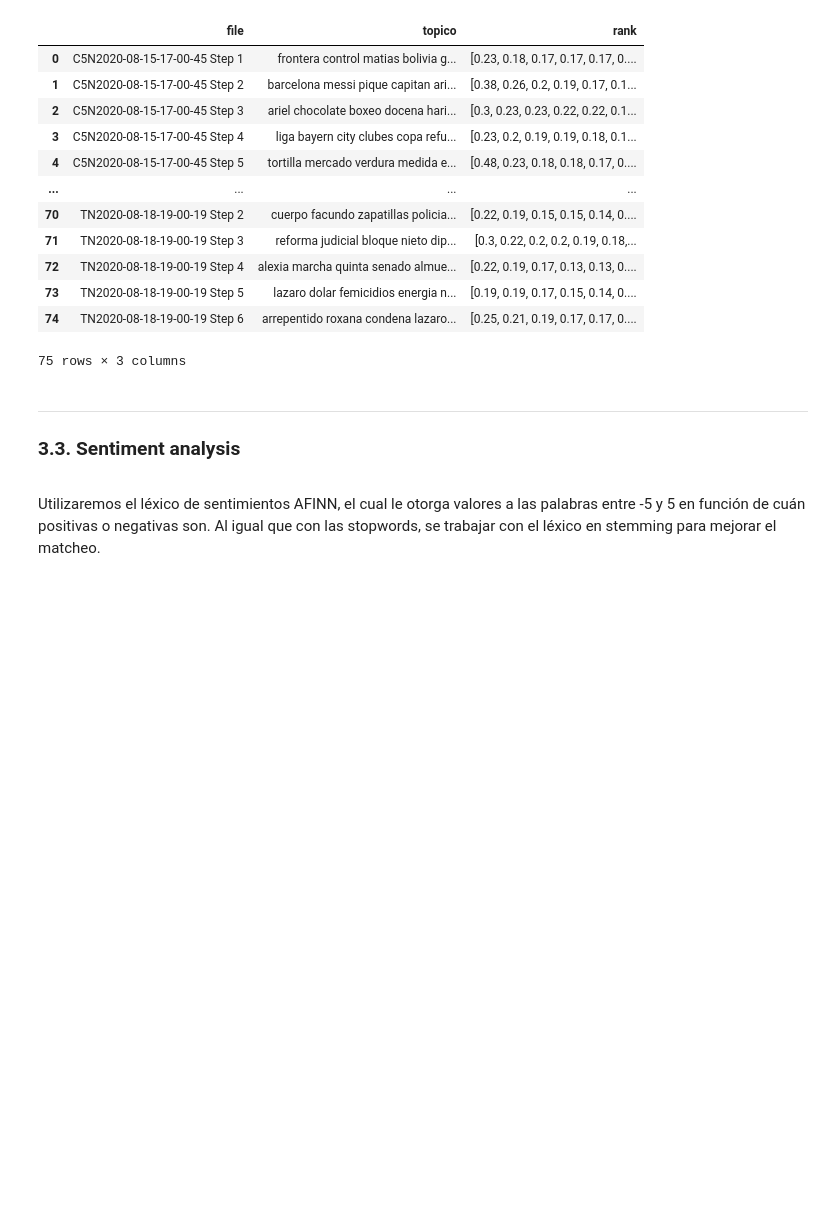
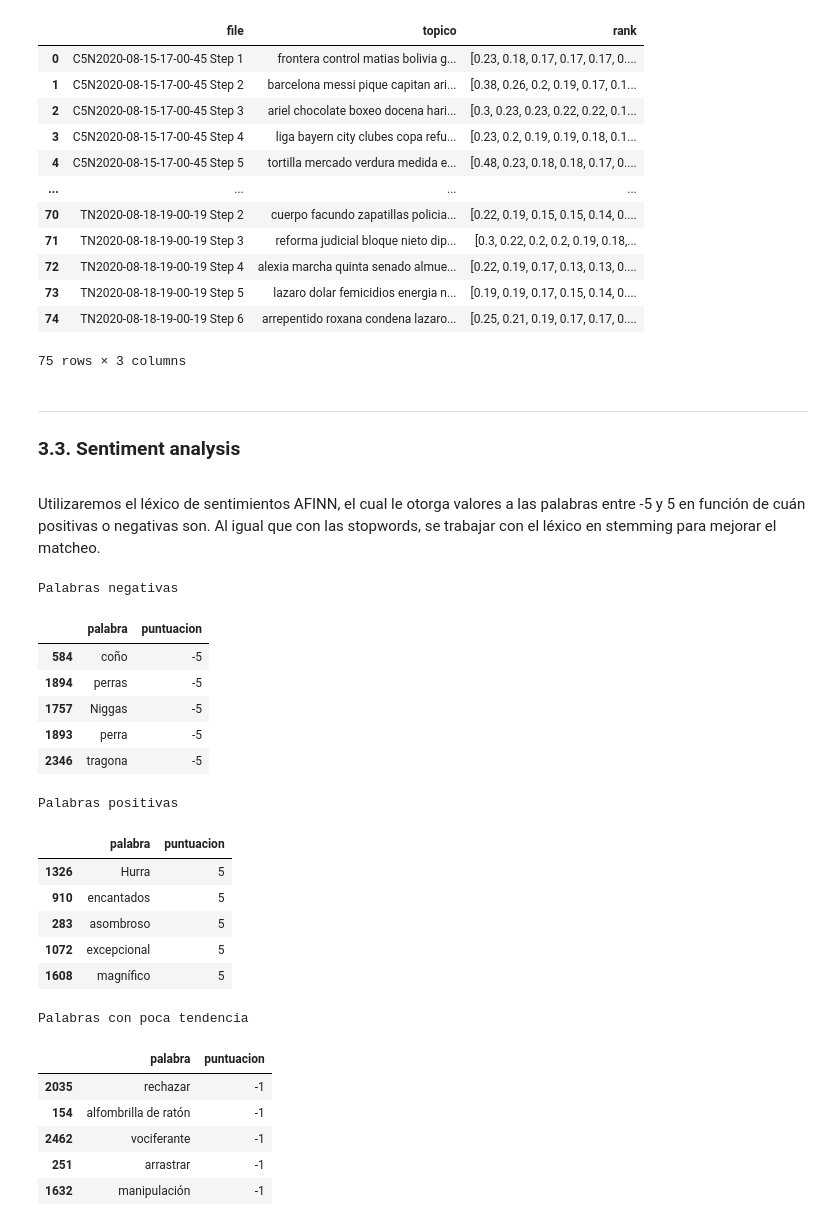
Before and after one commit to Hacho55/streamingAnalysis, a Jupyter notebook: Entregables/Analisis.ipynb, the cells around one changed output. Drawn from its saved outputs; the diff is of its cells as text; code cells hidden in the pictures; blank space fills up the shorter version.

```diff
--- a/Entregables/Analisis.ipynb
+++ b/Entregables/Analisis.ipynb
@@ -800,14 +817,36 @@ Utilizaremos el léxico de sentimientos AFINN, el cual le otorga valores a las p
 # %%
 afinn = pd.read_csv("../Varios/lexico_afinn_es.csv",encoding='latin-1')
 afinn.dropna(inplace=True)
 afinn=afinn[['palabra','puntuacion']]
 
-# print("Palabras negativas")
-# display(afinn.sort_values(by='puntuacion').head(5))
-# print("Palabras positivas")
-# display(afinn.sort_values(by='puntuacion',ascending=False).head(5))
-# print("Palabras con poca tendencia")
-# afinn.loc[afinn['puntuacion'].between(-1,1),:].sample(5)
+print("Palabras negativas")
+display(afinn.sort_values(by='puntuacion').head(5))
+print("Palabras positivas")
+display(afinn.sort_values(by='puntuacion',ascending=False).head(5))
+print("Palabras con poca tendencia")
+afinn.loc[afinn['puntuacion'].between(-1,1),:].sample(5)
+# %% [output]
+Palabras negativas
+|  | palabra | puntuacion |
+| 584 | coño | -5 |
+| 1894 | perras | -5 |
+| 1757 | Niggas | -5 |
+| 1893 | perra | -5 |
+| 2346 | tragona | -5 |
+Palabras positivas
+|  | palabra | puntuacion |
+| 1326 | Hurra | 5 |
+| 910 | encantados | 5 |
+| 283 | asombroso | 5 |
+| 1072 | excepcional | 5 |
+| 1608 | magnífico | 5 |
+Palabras con poca tendencia
+|  | palabra | puntuacion |
+| 2035 | rechazar | -1 |
+| 154 | alfombrilla de ratón | -1 |
+| 2462 | vociferante | -1 |
+| 251 | arrastrar | -1 |
+| 1632 | manipulación | -1 |
 # %%
 afinn_stem = []
 for word in afinn['palabra']:
```
Also changed, not shown: parts of 28 cells of this notebook, 9 other files.
